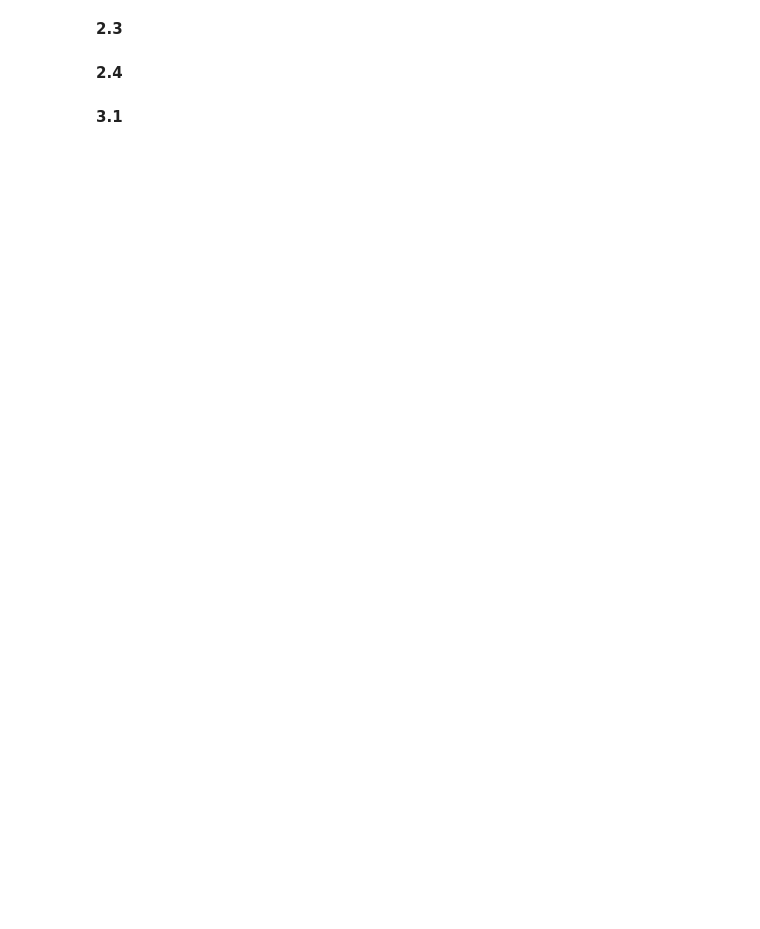
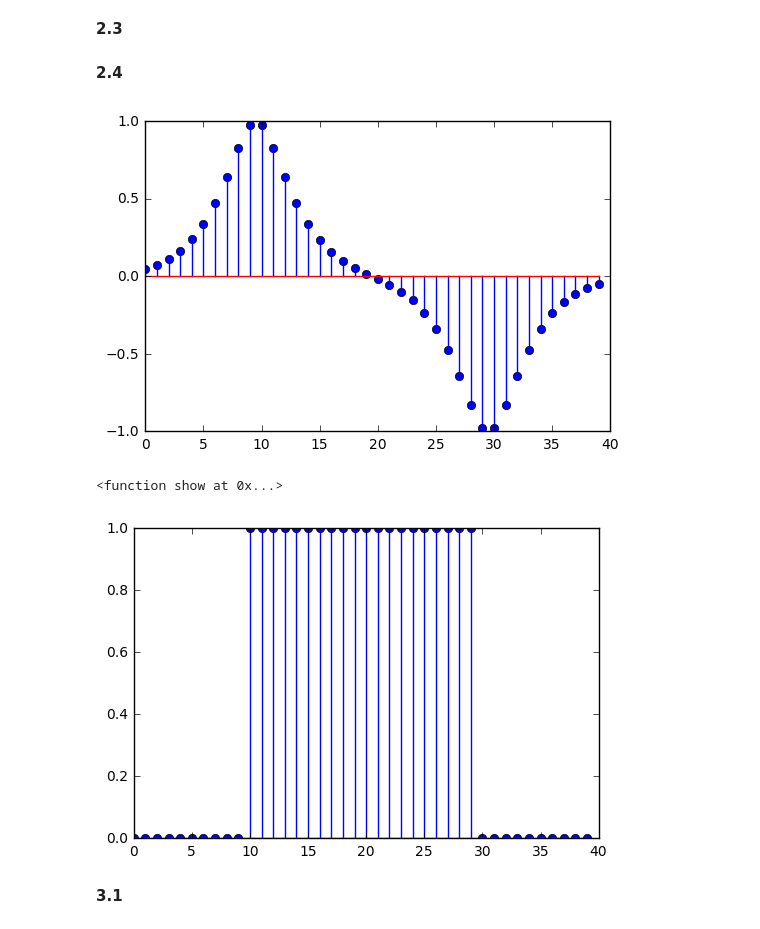
Before and after one commit to ziyanghong/DSP-TP-1617, a Jupyter notebook: Lab6-7/python/Lab67.ipynb, the cells around one changed output. Drawn from its saved outputs; the diff is of its cells as text; code cells hidden in the pictures; blank space fills up the shorter version.

```diff
--- a/Lab6-7/python/Lab67.ipynb
+++ b/Lab6-7/python/Lab67.ipynb
@@ -115,4 +209,20 @@ plt.tight_layout()
 # %% [markdown]
 **2.4**
+# %%
+yn = derivativeC(step,0.5)+ derivativeN(step,0.5)
+
+
+plt.stem(yn)
+plt.show()
+#plt.stem(smoonthC(step,0.5))
+#plt.show()
+#plt.stem(smoonthN(step,0.5))
+#plt.show()
+plt.stem(step)
+plt.show
+# %% [output]
+[figure, added]
+<function show at 0x...>
+[figure, added]
 # %% [markdown]
 **3.1**
```
Also changed, not shown: parts of 4 cells of this notebook, 1 other file.
